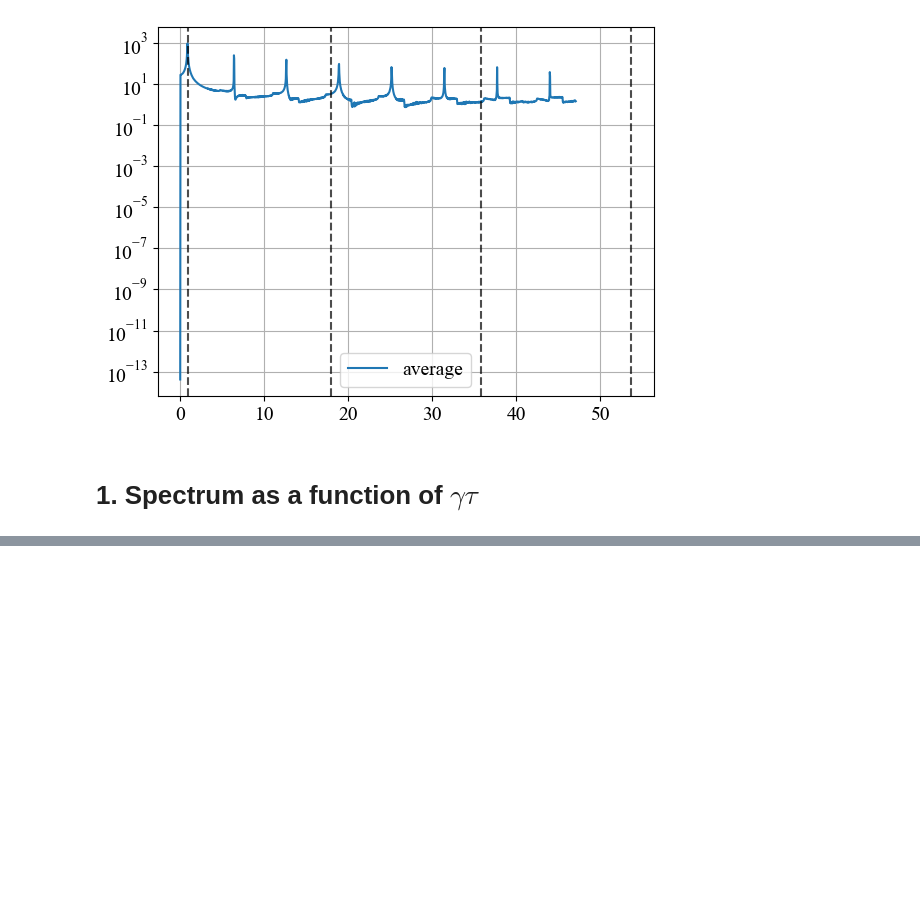
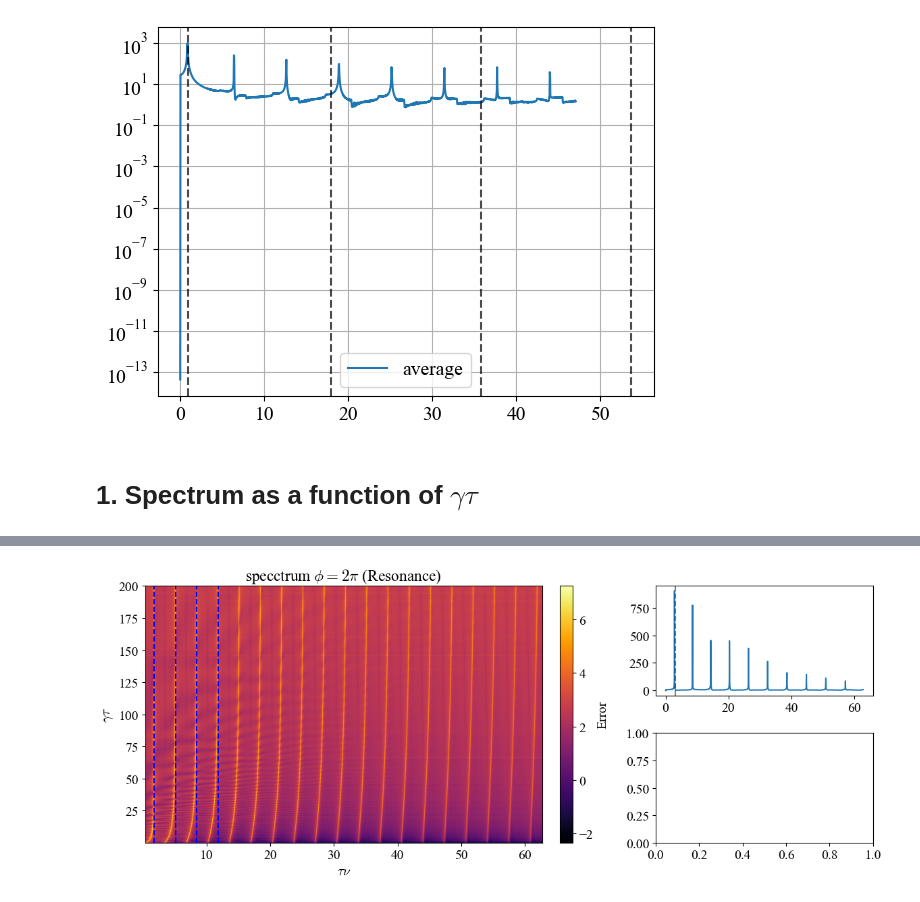
Before and after one commit to Taitoos2/Non_Markovian_Cavity, a Jupyter notebook: spectrum_vs_gamma.ipynb, the cells around one changed output, grey strips where cells are left out. Cells and saved outputs as stored; diff of their text form; code cells hidden in the pictures; blank space fills up the shorter version.

```diff
--- a/spectrum_vs_gamma.ipynb
+++ b/spectrum_vs_gamma.ipynb
@@ -138,0 +161,12 @@ np.savez('mis_arrays.npz', u_map=u_map)
+# %%
+data_2p_18 = paralelizar(gamma_values,sample_gamma_2pi_18)
+w_2p_18 = np.asarray(data_2p_18[0][0])
+u_map_2p_18 = np.asarray( [data[1] for data in data_2p_18])
+
+data_p_18 = paralelizar(gamma_values,sample_gamma_pi_18)
+w_p_18 = np.asarray(data_p_18)
+u_map_p_18 = np.asarray( [data[1] for data in data_p_18])
+
+data_p_1 = paralelizar(gamma_values,sample_gamma_pi_1)
+w_p_1 = np.asarray(data_p_1)
+u_map_p_1 = np.asarray( [data[1] for data in data_p_1])
@@ -138,0 +220,38 @@ np.savez('mis_arrays.npz', u_map=u_map)
+# %%
+# --------plot phi=2p tau = 1.86 -------------
+map_plot_2 = u_map_2p_18[:,10:]
+t18 = 1.86
+fig = plt.figure(figsize=(12, 5))
+gs = gridspec.GridSpec(2, 2, width_ratios=[2, 1], height_ratios=[1, 1], figure=fig)
+
+ax_heat = fig.add_subplot(gs[:, 0])
+im = ax_heat.imshow(
+	np.log(map_plot_2),
+	origin='lower',
+	aspect='auto',
+	extent=[ w[10], w[-1],gamma_values[0], gamma_values[-1],],
+	cmap='inferno'
+)
+ax_heat.set_xlabel(r'$  \tau \nu  $')
+ax_heat.set_ylabel(r"$\gamma \tau $")
+ax_heat.set_title(r'specctrum $\phi = 2\pi  $ (Resonance) ')
+
+ax_heat.axvline(np.pi/t18, color='b', linestyle='--', linewidth=1.5)
+ax_heat.axvline(3*np.pi/t18, color='b', linestyle='--', linewidth=1.5)
+ax_heat.axvline(5*np.pi/t18, color='b', linestyle='--', linewidth=1.5)
+ax_heat.axvline(7*np.pi/t18, color='b', linestyle='--', linewidth=1.5)
+
+
+cbar = fig.colorbar(im, ax=ax_heat, fraction=0.046, pad=0.04)
+cbar.set_label('Error')
+
+ax_top = fig.add_subplot(gs[0, 1])
+ax_top.plot(w,u_map[180,:])
+ax_top.axvline(np.pi/tau,color='k',linestyle ='--',alpha = 0.5)
+
+ax_bottom = fig.add_subplot(gs[1, 1])
+
+plt.tight_layout()
+plt.show()
+# %% [output]
+[figure, added]
```
Also changed, not shown: parts of 20 cells of this notebook, 1 other file.
